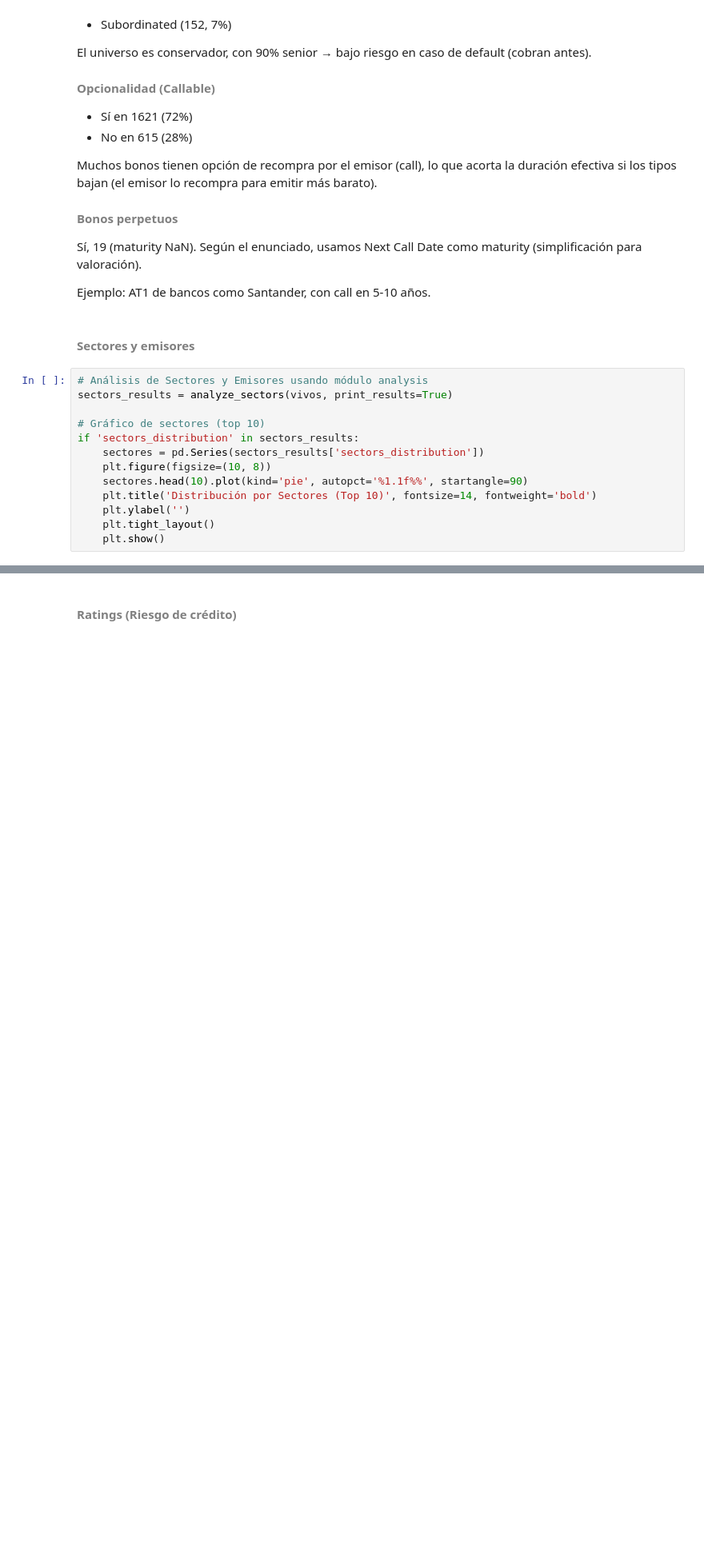
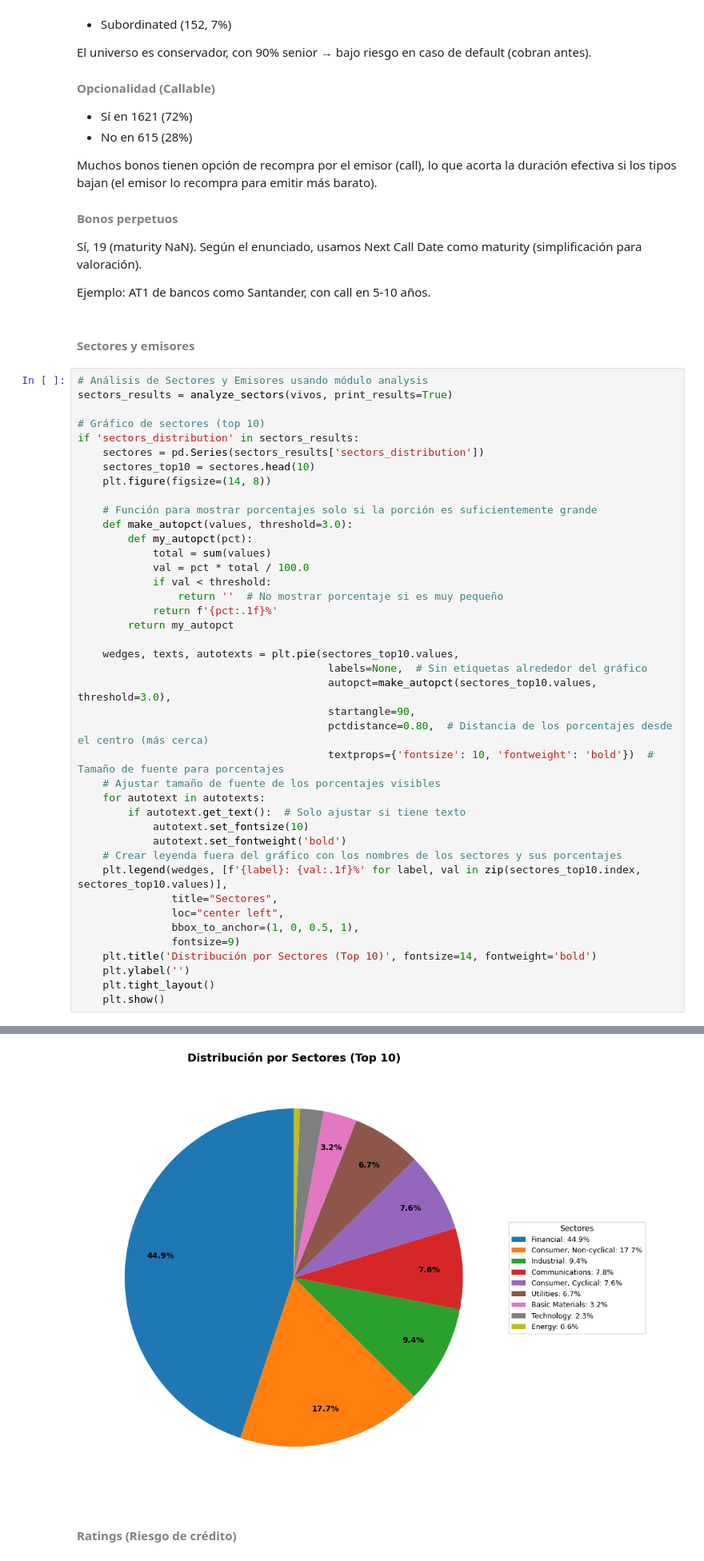
Before and after one commit to ALBERELVIS/Analisis-Cartera-De-Renta-Fija, a Jupyter notebook: src/TallerRF_AnálisisCartera_Enunciado.ipynb, the cells around one changed output, grey strips where cells are left out. Shown: that part at 80% size. Drawn from its saved outputs; the diff is of its cells as text; blank space fills up the shorter version.

```diff
--- a/src/TallerRF_AnálisisCartera_Enunciado.ipynb
+++ b/src/TallerRF_AnálisisCartera_Enunciado.ipynb
@@ -182,9 +213,38 @@ sectors_results = analyze_sectors(vivos, print_results=True)
 # Gráfico de sectores (top 10)
 if 'sectors_distribution' in sectors_results:
     sectores = pd.Series(sectors_results['sectors_distribution'])
-    plt.figure(figsize=(10, 8))
-    sectores.head(10).plot(kind='pie', autopct='%1.1f%%', startangle=90)
+    sectores_top10 = sectores.head(10)
+    plt.figure(figsize=(14, 8))
+
+    # Función para mostrar porcentajes solo si la porción es suficientemente grande
+    def make_autopct(values, threshold=3.0):
+        def my_autopct(pct):
+            total = sum(values)
+            val = pct * total / 100.0
+            if val < threshold:
+                return ''  # No mostrar porcentaje si es muy pequeño
+            return f'{pct:.1f}%'
+        return my_autopct
+
+    wedges, texts, autotexts = plt.pie(sectores_top10.values,
+                                        labels=None,  # Sin etiquetas alrededor del gráfico
+                                        autopct=make_autopct(sectores_top10.values, threshold=3.0),
+                                        startangle=90,
+                                        pctdistance=0.80,  # Distancia de los porcentajes desde el centro (más cerca)
+                                        textprops={'fontsize': 10, 'fontweight': 'bold'})  # Tamaño de fuente para porcentajes
+    # Ajustar tamaño de fuente de los porcentajes visibles
+    for autotext in autotexts:
+        if autotext.get_text():  # Solo ajustar si tiene texto
+            autotext.set_fontsize(10)
+            autotext.set_fontweight('bold')
+    # Crear leyenda fuera del gráfico con los nombres de los sectores y sus porcentajes
+    plt.legend(wedges, [f'{label}: {val:.1f}%' for label, val in zip(sectores_top10.index, sectores_top10.values)],
+               title="Sectores",
+               loc="center left",
+               bbox_to_anchor=(1, 0, 0.5, 1),
+               fontsize=9)
     plt.title('Distribución por Sectores (Top 10)', fontsize=14, fontweight='bold')
     plt.ylabel('')
     plt.tight_layout()
     plt.show()
+# %% [output]
@@ -191,3 +268,4 @@ if 'sectors_distribution' in sectors_results:
+[figure, added]
 # %% [markdown]
 #### <font color=#808080>Ratings (Riesgo de crédito)</font>
 # %%
```
Also changed, not shown: parts of 26 cells of this notebook.
